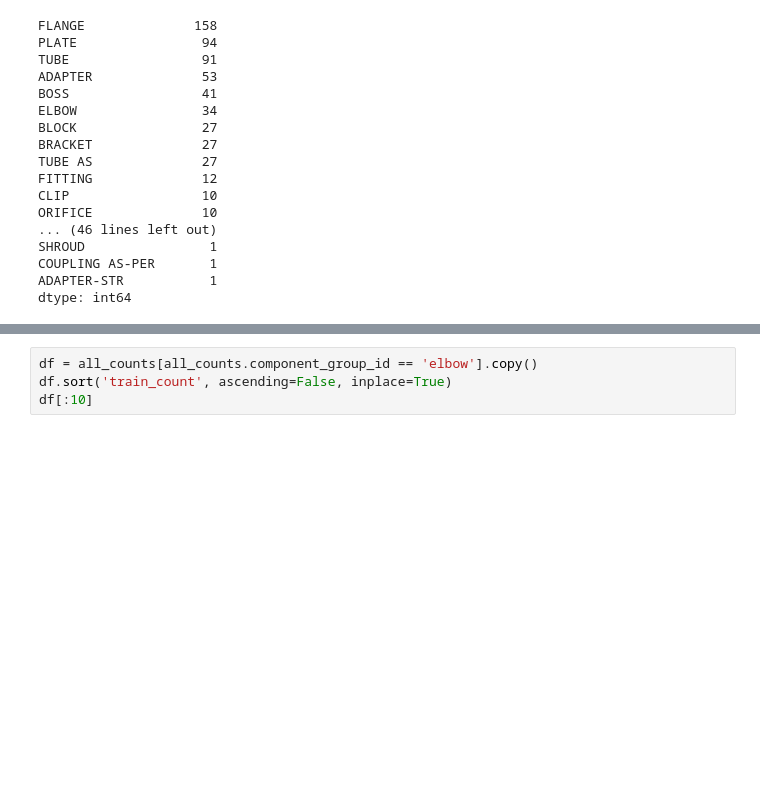
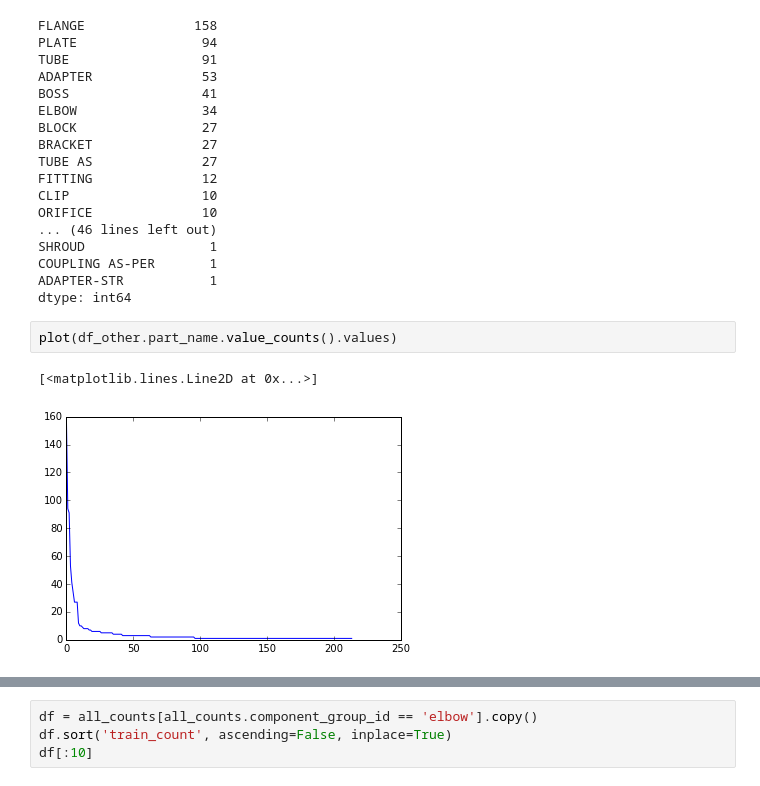
Before and after one commit to cberzan/kaggle-caterpillar, a Jupyter notebook: caterpillar-tube-pricing/components.ipynb, the cells around one changed output, grey strips where cells are left out. Saved outputs shown, nothing was run; the diff lists cells and outputs as text; blank space fills up the shorter version.

```diff
--- a/caterpillar-tube-pricing/components.ipynb
+++ b/caterpillar-tube-pricing/components.ipynb
@@ -178,3 +178,8 @@ SHROUD                1
 COUPLING AS-PER       1
 ADAPTER-STR           1
 dtype: int64
+# %%
+plot(df_other.part_name.value_counts().values)
+# %% [output]
+[<matplotlib.lines.Line2D at 0x...>]
+[figure, added]
```
Also changed, not shown: parts of 2 cells of this notebook, 2 other files.
